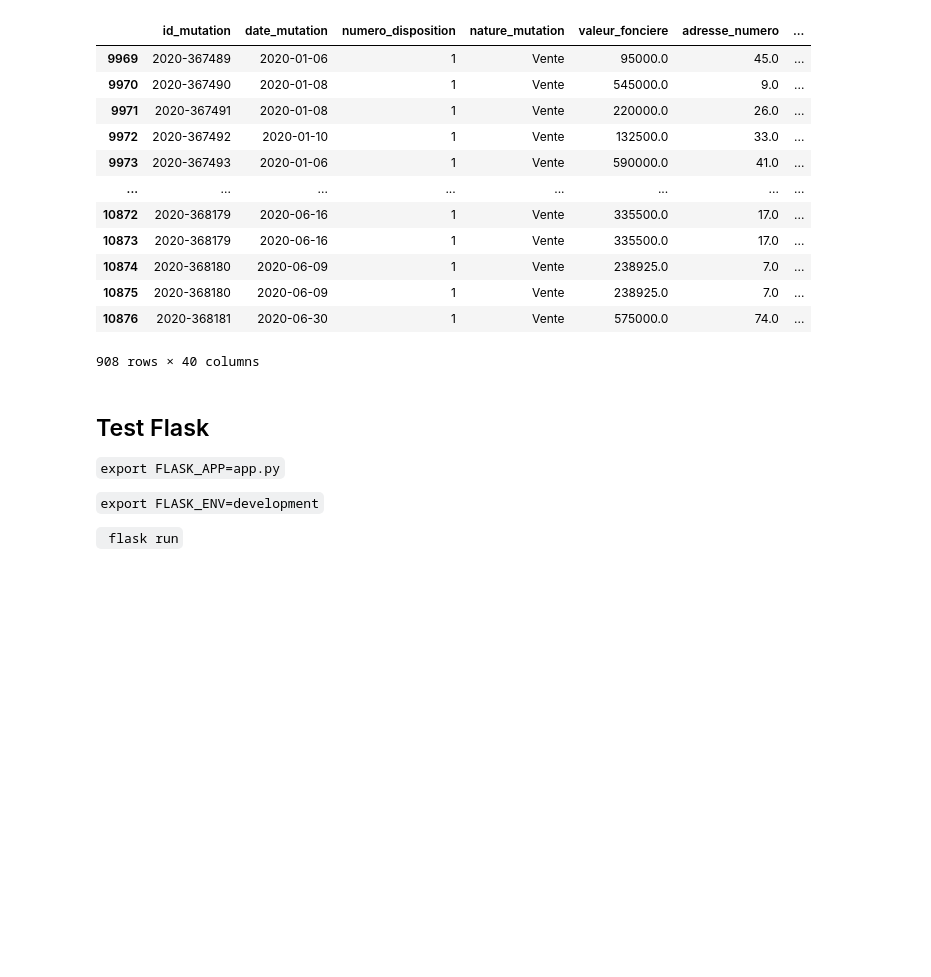
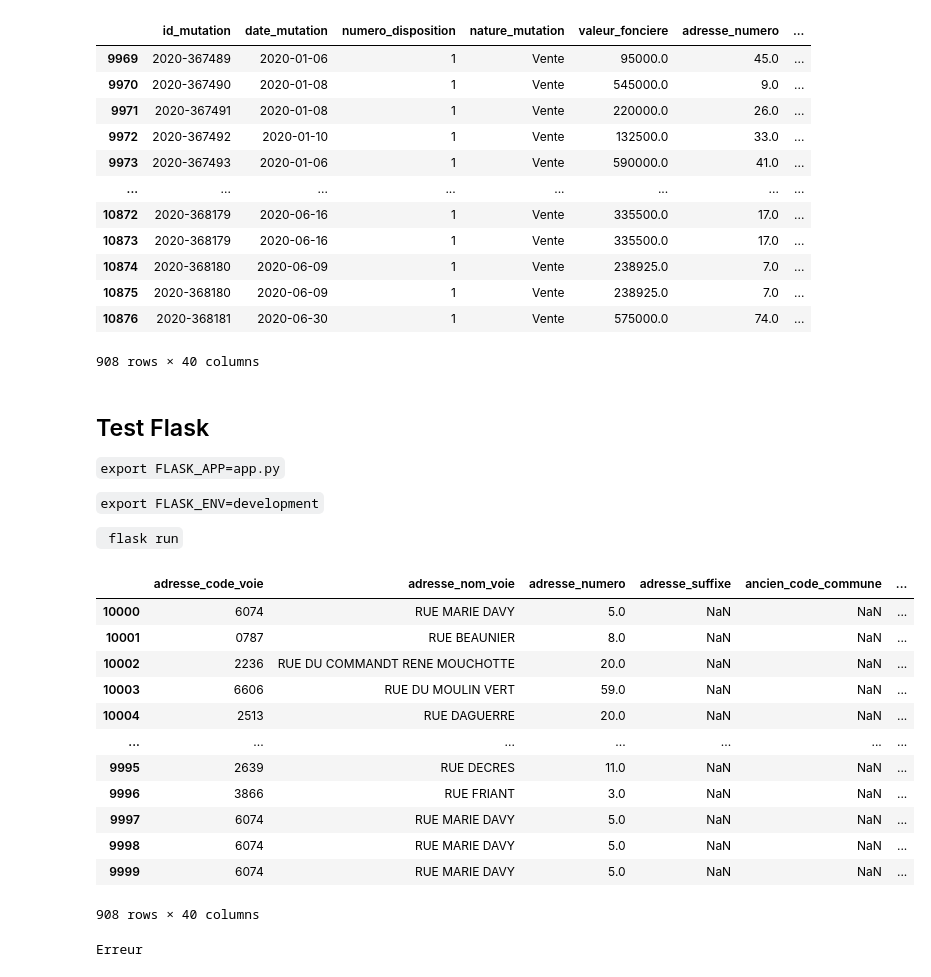
Before and after one commit to slevin48/lambda-immo, a Jupyter notebook: test.ipynb, the cells around one changed output. Drawn from its saved outputs; the diff is of its cells as text; code cells hidden in the pictures; blank space fills up the shorter version.

Commit message:
test deployed zappa

```diff
--- a/test.ipynb
+++ b/test.ipynb
@@ -94,3 +142,45 @@ df_dict = df.to_dict()
 # %%
 import requests as rq
 rq.get("http://127.0.0.1:5000/dvf?code_commune=75114")
+# %%
+code_commune = 75114
+import urllib
+import json
+try:
+    url = "http://127.0.0.1:5000/dvf?code_commune="+str(code_commune)
+    response = urllib.request.urlopen(url)
+    html = response.read()
+    json_data = json.loads(html)
+except urllib.error.URLError:
+        print("Erreur")
+# %%
+import pandas as pd
+pd.DataFrame.from_dict(json_data)
+# %% [output]
+|  | adresse_code_voie | adresse_nom_voie | adresse_numero | adresse_suffixe | ancien_code_commune | ... |
+| 10000 | 6074 | RUE MARIE DAVY | 5.0 | NaN | NaN | ... |
+| 10001 | 0787 | RUE BEAUNIER | 8.0 | NaN | NaN | ... |
+| 10002 | 2236 | RUE DU COMMANDT RENE MOUCHOTTE | 20.0 | NaN | NaN | ... |
+| 10003 | 6606 | RUE DU MOULIN VERT | 59.0 | NaN | NaN | ... |
+| 10004 | 2513 | RUE DAGUERRE | 20.0 | NaN | NaN | ... |
+| ... | ... | ... | ... | ... | ... | ... |
+| 9995 | 2639 | RUE DECRES | 11.0 | NaN | NaN | ... |
+| 9996 | 3866 | RUE FRIANT | 3.0 | NaN | NaN | ... |
+| 9997 | 6074 | RUE MARIE DAVY | 5.0 | NaN | NaN | ... |
+| 9998 | 6074 | RUE MARIE DAVY | 5.0 | NaN | NaN | ... |
+| 9999 | 6074 | RUE MARIE DAVY | 5.0 | NaN | NaN | ... |
+908 rows × 40 columns
+# %%
+zappa_url = "https://26yrburrn0.execute-api.eu-west-3.amazonaws.com/dev"
+code_commune = 75114
+import urllib
+import json
+try:
+    url = zappa_url+"/dvf?code_commune="+str(code_commune)
+    response = urllib.request.urlopen(url)
+    html = response.read()
+    json_data = json.loads(html)
+except urllib.error.URLError:
+        print("Erreur")
+# %% [output]
+Erreur
```
Also changed, not shown: parts of 6 cells of this notebook, 5 other files.
